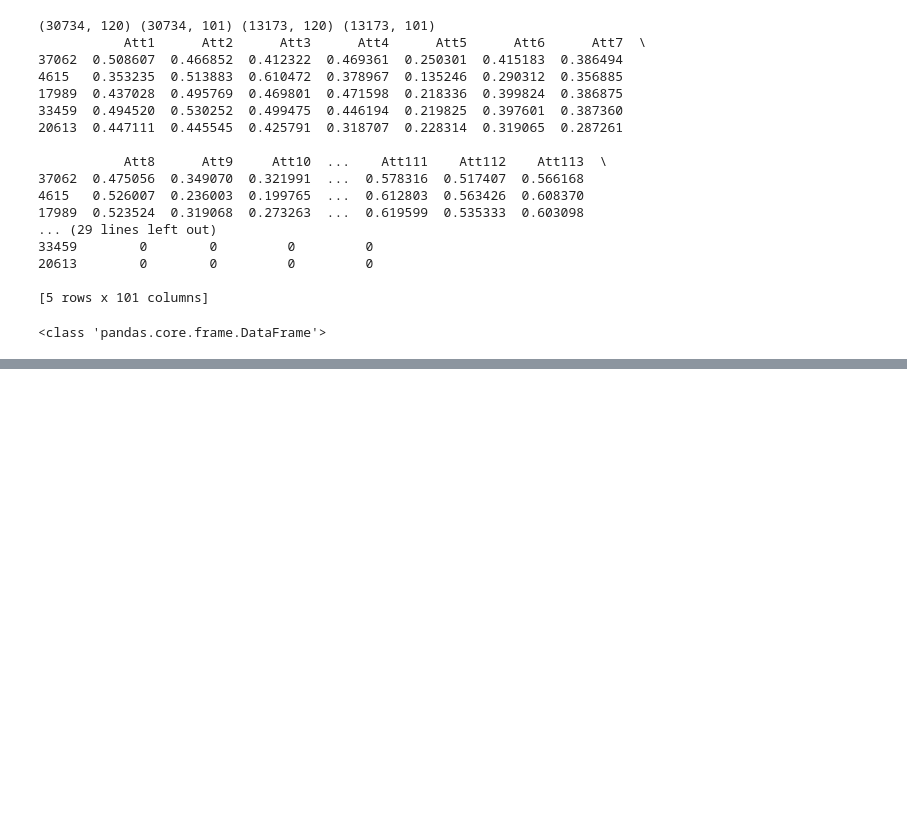
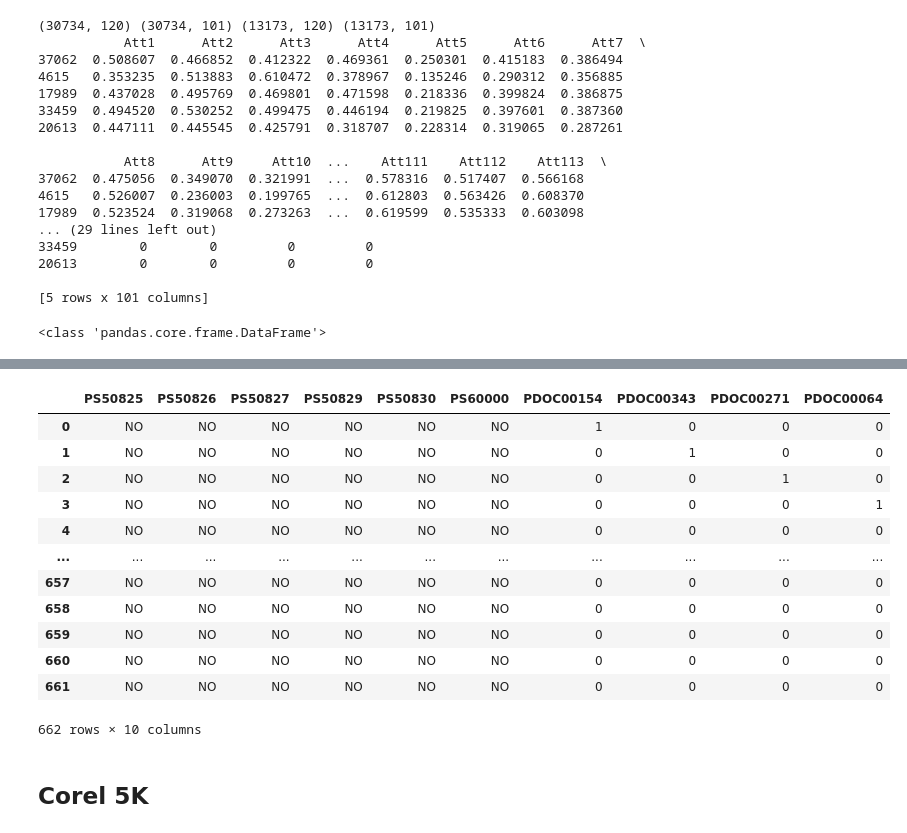
Before and after one commit to Daksh-404/EvolutionaryAlgo-MLC-Trials, a Jupyter notebook: utils/visualizer.ipynb, the cells around one changed output, grey strips where cells are left out. Drawn from its saved outputs; the diff is of its cells as text; code cells hidden in the pictures; blank space fills up the shorter version.

```diff
--- a/utils/visualizer.ipynb
+++ b/utils/visualizer.ipynb
@@ -119,0 +200,3 @@ Name: location, Length: 322, dtype: object
+# %%
+df = pd.read_csv(r'../Datasets/genbase_1186.csv')
+df.head()
@@ -119,0 +211,18 @@ Name: location, Length: 322, dtype: object
+# %%
+df.iloc[:, 1180 : 1190]
+# %% [output]
+|  | PS50825 | PS50826 | PS50827 | PS50829 | PS50830 | PS60000 | PDOC00154 | PDOC00343 | PDOC00271 | PDOC00064 |
+| 0 | NO | NO | NO | NO | NO | NO | 1 | 0 | 0 | 0 |
+| 1 | NO | NO | NO | NO | NO | NO | 0 | 1 | 0 | 0 |
+| 2 | NO | NO | NO | NO | NO | NO | 0 | 0 | 1 | 0 |
+| 3 | NO | NO | NO | NO | NO | NO | 0 | 0 | 0 | 1 |
+| 4 | NO | NO | NO | NO | NO | NO | 0 | 0 | 0 | 0 |
+| ... | ... | ... | ... | ... | ... | ... | ... | ... | ... | ... |
+| 657 | NO | NO | NO | NO | NO | NO | 0 | 0 | 0 | 0 |
+| 658 | NO | NO | NO | NO | NO | NO | 0 | 0 | 0 | 0 |
+| 659 | NO | NO | NO | NO | NO | NO | 0 | 0 | 0 | 0 |
+| 660 | NO | NO | NO | NO | NO | NO | 0 | 0 | 0 | 0 |
+| 661 | NO | NO | NO | NO | NO | NO | 0 | 0 | 0 | 0 |
+662 rows × 10 columns
+# %% [markdown]
+## Corel 5K
```
Also changed, not shown: parts of 29 cells of this notebook, 8 other files.
